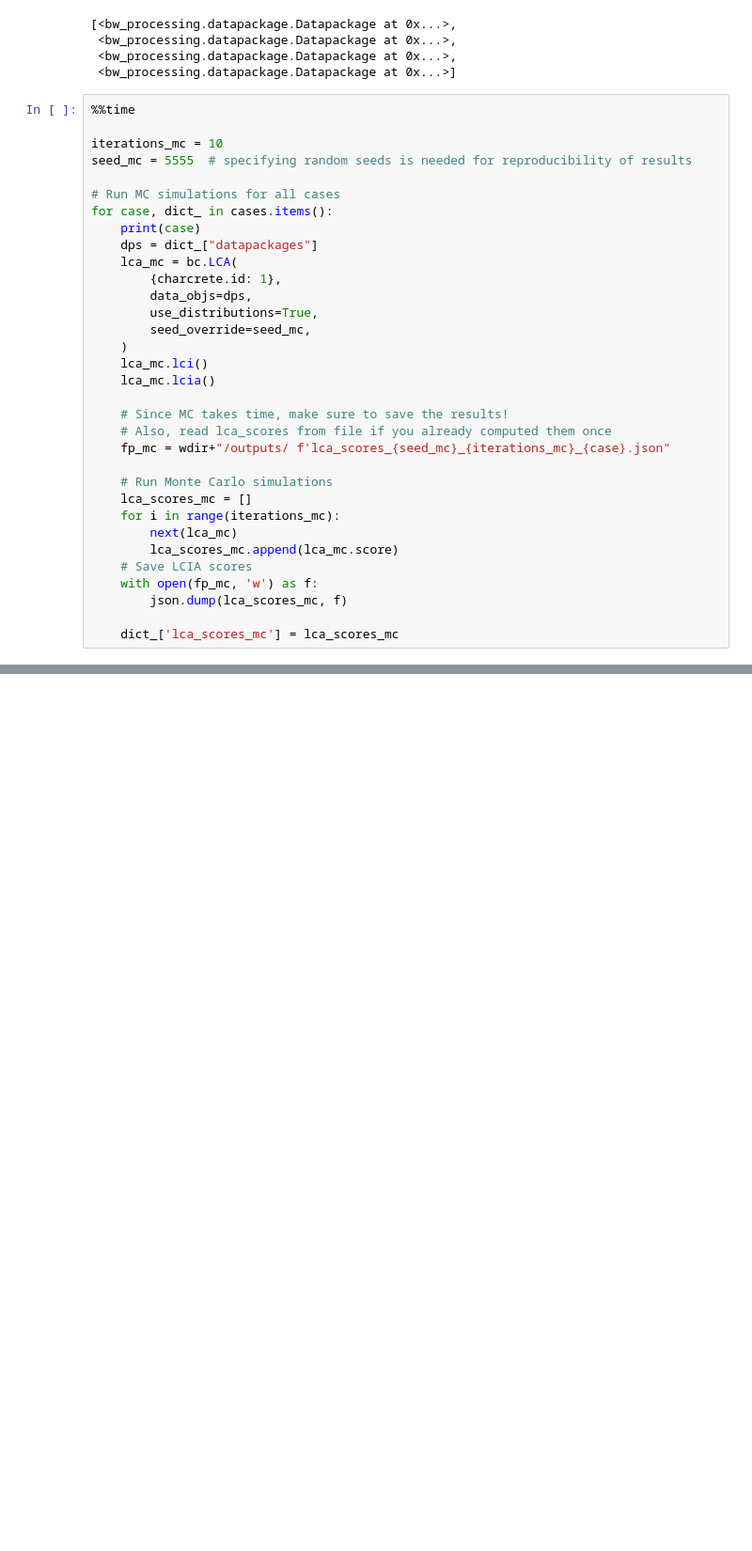
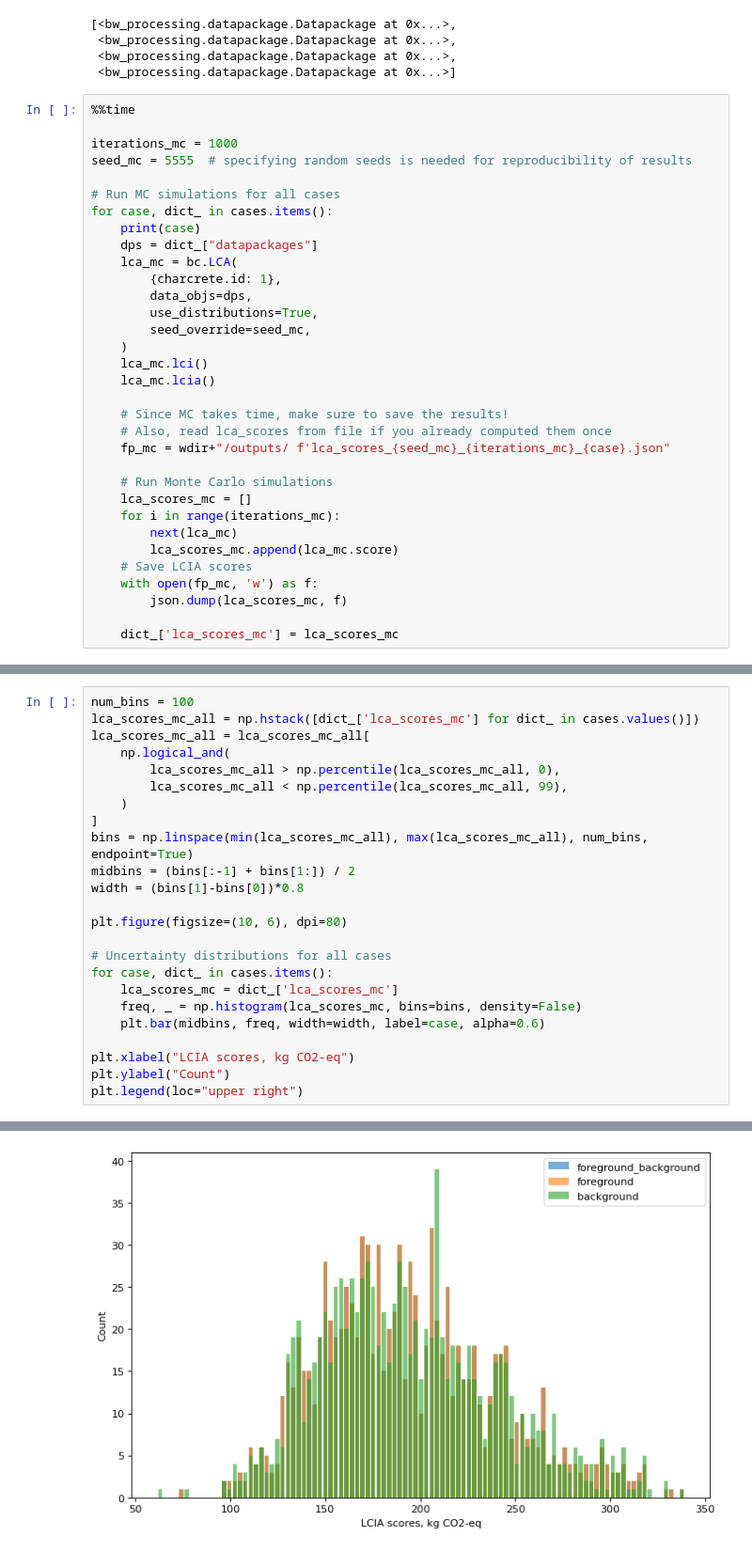
Before and after one commit to mijafro/Charcrete-LCA, a Jupyter notebook: main.ipynb, the cells around one changed output, grey strips where cells are left out. Shown at 94% size. Saved outputs shown, nothing was run; the diff lists cells and outputs as text; blank space fills up the shorter version.

```diff
--- a/main.ipynb
+++ b/main.ipynb
@@ -507,7 +507,7 @@ dps
 # %%
 %%time
 
-iterations_mc = 10
+iterations_mc = 1000
 seed_mc = 5555  # specifying random seeds is needed for reproducibility of results
 
 # Run MC simulations for all cases
@@ -541,0 +546,25 @@ foreground_background
+# %%
+num_bins = 100
+lca_scores_mc_all = np.hstack([dict_['lca_scores_mc'] for dict_ in cases.values()])
+lca_scores_mc_all = lca_scores_mc_all[
+    np.logical_and(
+        lca_scores_mc_all > np.percentile(lca_scores_mc_all, 0),
+        lca_scores_mc_all < np.percentile(lca_scores_mc_all, 99),
+    )
+]
+bins = np.linspace(min(lca_scores_mc_all), max(lca_scores_mc_all), num_bins, endpoint=True)
+midbins = (bins[:-1] + bins[1:]) / 2
+width = (bins[1]-bins[0])*0.8
+
+plt.figure(figsize=(10, 6), dpi=80)
+
+# Uncertainty distributions for all cases
+for case, dict_ in cases.items():
+    lca_scores_mc = dict_['lca_scores_mc']
+    freq, _ = np.histogram(lca_scores_mc, bins=bins, density=False)
+    plt.bar(midbins, freq, width=width, label=case, alpha=0.6)
+
+plt.xlabel("LCIA scores, kg CO2-eq")
+plt.ylabel("Count")
+plt.legend(loc="upper right")
+# %% [output]
@@ -541,0 +572 @@ foreground_background
+[figure, added]
```
Also changed, not shown: parts of 2 cells of this notebook, 1 other file.
